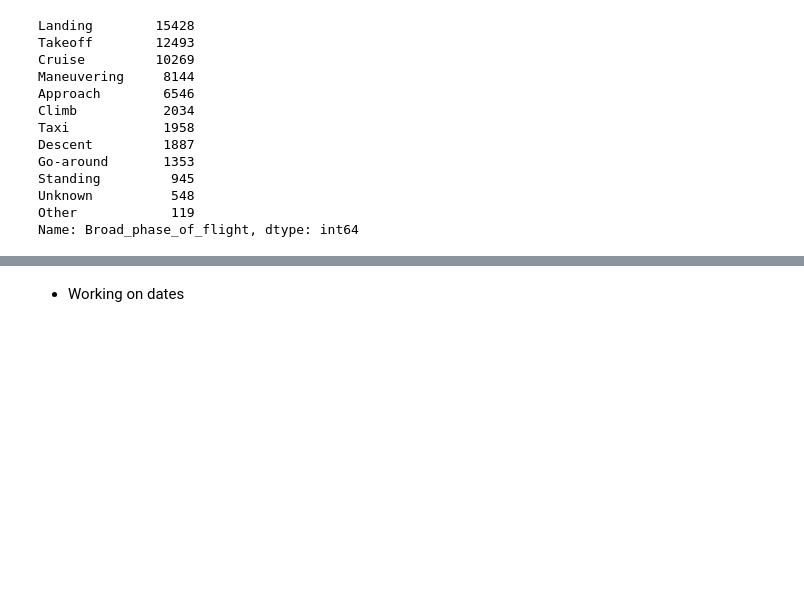
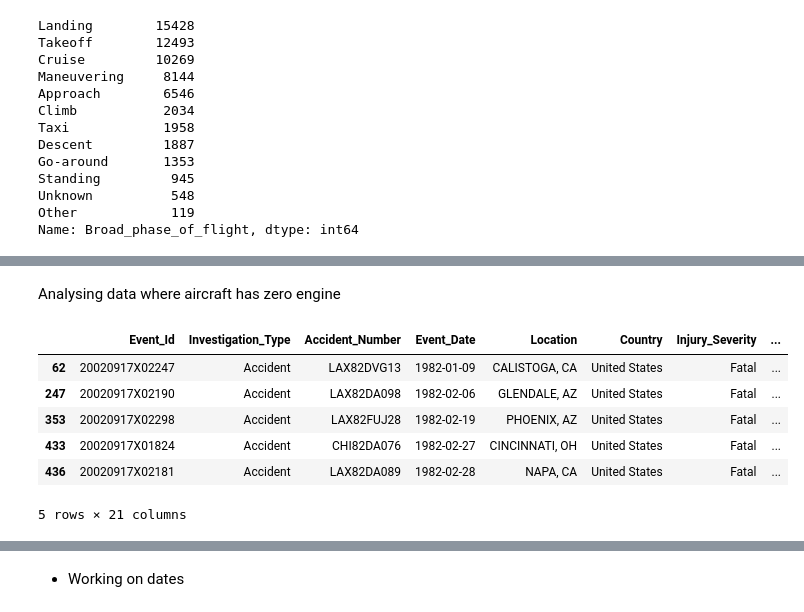
Before and after one commit to OchiengGideon/dsc-phase-1-project-v3, a Jupyter notebook: student.ipynb, the cells around one changed output, grey strips where cells are left out. Drawn from its saved outputs; the diff is of its cells as text; code cells hidden in the pictures; blank space fills up the shorter version.

Commit message:
Performing data preparation

```diff
--- a/student.ipynb
+++ b/student.ipynb
@@ -406,0 +633,12 @@ df.drop(columns=['Broad_phase_of_flight'])
+# %% [markdown]
+Analysing data where aircraft has zero engine
+# %%
+df[df['Number_of_Engines']==0.0].head()
+# %% [output]
+|  | Event_Id | Investigation_Type | Accident_Number | Event_Date | Location | Country | Injury_Severity | ... |
+| 62 | 20020917X02247 | Accident | LAX82DVG13 | 1982-01-09 | CALISTOGA, CA | United States | Fatal | ... |
+| 247 | 20020917X02190 | Accident | LAX82DA098 | 1982-02-06 | GLENDALE, AZ | United States | Fatal | ... |
+| 353 | 20020917X02298 | Accident | LAX82FUJ28 | 1982-02-19 | PHOENIX, AZ | United States | Fatal | ... |
+| 433 | 20020917X01824 | Accident | CHI82DA076 | 1982-02-27 | CINCINNATI, OH | United States | Fatal | ... |
+| 436 | 20020917X02181 | Accident | LAX82DA089 | 1982-02-28 | NAPA, CA | United States | Fatal | ... |
+5 rows × 21 columns
```
Also changed, not shown: parts of 59 cells of this notebook, 1 other file.
